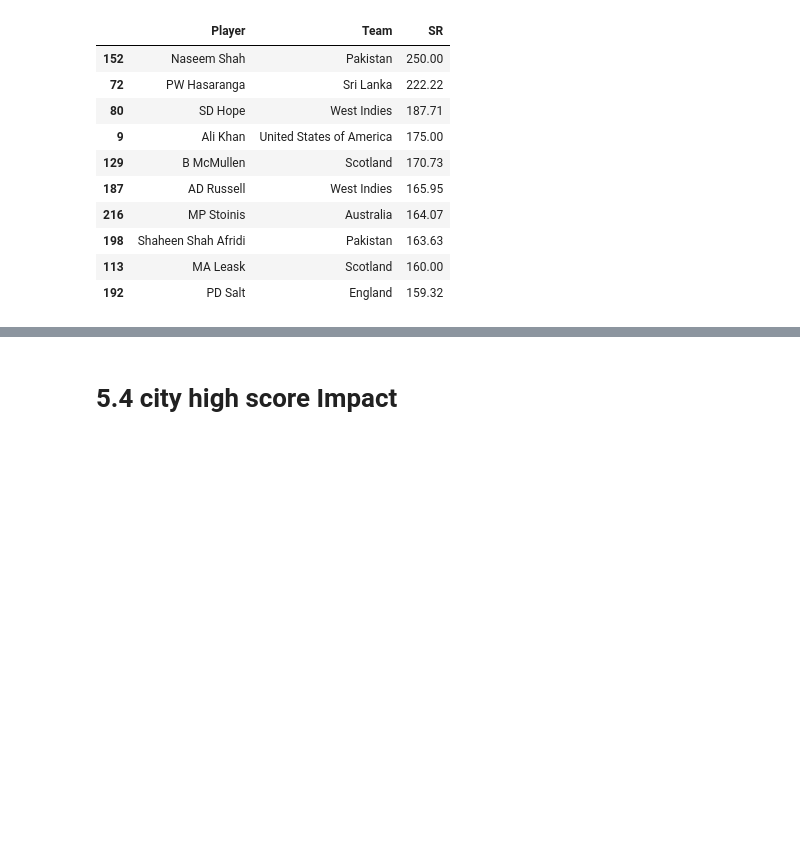
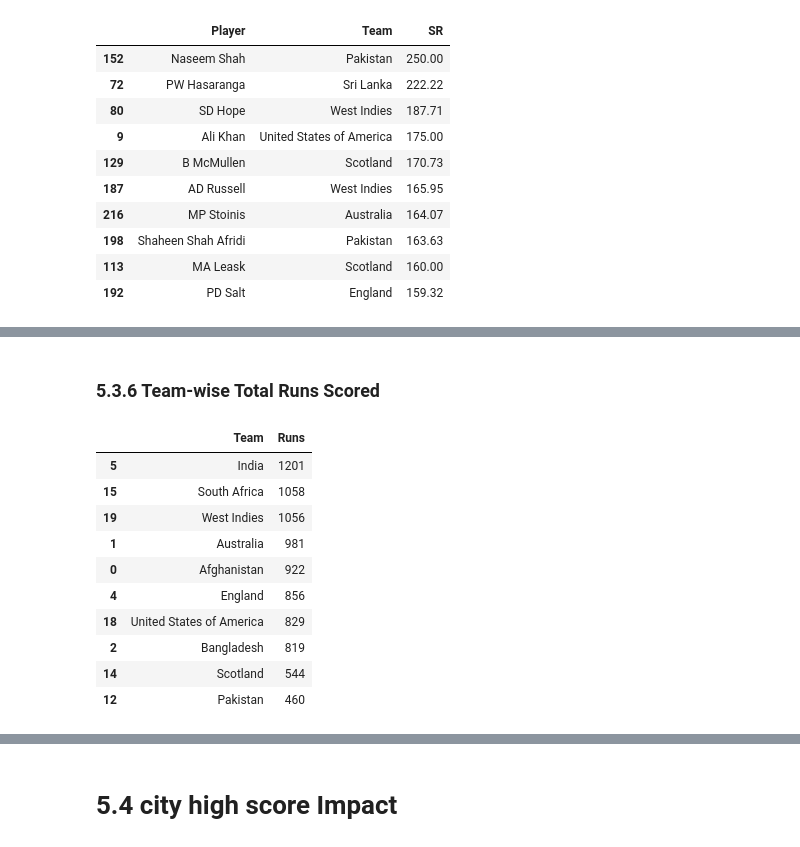
Before and after one commit to usama488/Data-science, a Jupyter notebook: (EDA)_of_the_2022_T20_World_Cup.ipynb, the cells around one changed output, grey strips where cells are left out. Cells and saved outputs as stored; diff of their text form; code cells hidden in the pictures; blank space fills up the shorter version.

```diff
--- a/(EDA)_of_the_2022_T20_World_Cup.ipynb
+++ b/(EDA)_of_the_2022_T20_World_Cup.ipynb
@@ -173,0 +310,24 @@ fig.show()
+# %% [markdown]
+### 5.3.6 Team-wise Total Runs Scored
+# %%
+team_total_runs = df.groupby('Team')['Runs'].sum().reset_index()
+team_total_runs = team_total_runs.sort_values(by='Runs', ascending=False)
+display(team_total_runs.head(10))
+
+fig = px.bar(team_total_runs.head(10), x='Runs', y='Team', orientation='h',
+             title='Top 10 Teams by Total Runs Scored',
+             color='Runs', color_continuous_scale=px.colors.sequential.Blues)
+fig.update_yaxes(categoryorder='total ascending')
+fig.show()
+# %% [output]
+|  | Team | Runs |
+| 5 | India | 1201 |
+| 15 | South Africa | 1058 |
+| 19 | West Indies | 1056 |
+| 1 | Australia | 981 |
+| 0 | Afghanistan | 922 |
+| 4 | England | 856 |
+| 18 | United States of America | 829 |
+| 2 | Bangladesh | 819 |
+| 14 | Scotland | 544 |
+| 12 | Pakistan | 460 |
```
Also changed, not shown: parts of 48 cells of this notebook.
